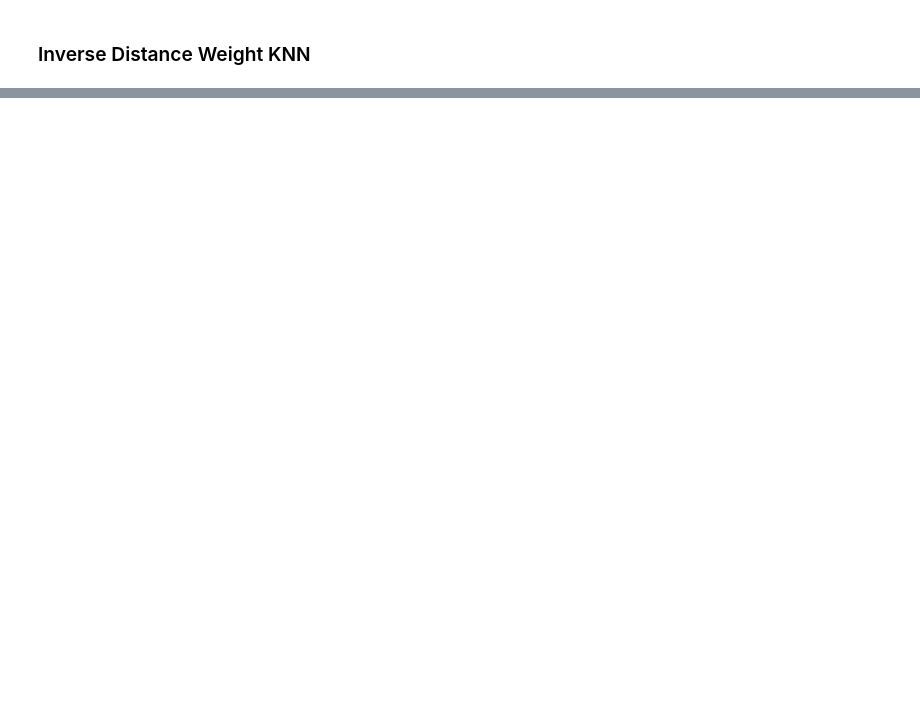
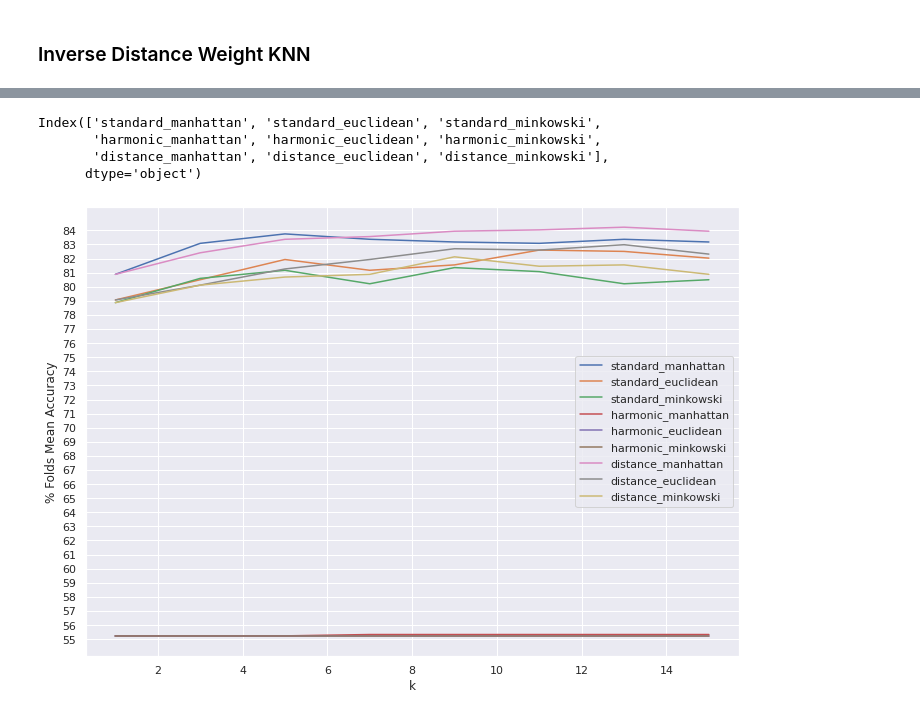
Before and after one commit to alanpbandeira/DAF-projects, a Jupyter notebook: protein_classification/notebooks/KNN-Experiments.ipynb, the cells around one changed output, grey strips where cells are left out. Cells and saved outputs as stored; diff of their text form; code cells hidden in the pictures; blank space fills up the shorter version.

```diff
--- a/protein_classification/notebooks/KNN-Experiments.ipynb
+++ b/protein_classification/notebooks/KNN-Experiments.ipynb
@@ -319,0 +387,4 @@ for model in model_list:
+# %%
+benchmarking = pd.read_csv('stats.csv')
+benchmarking.set_index('k', inplace=True)
+benchmarking
@@ -319,0 +402,35 @@ for model in model_list:
+# %%
+# benchmarking.T
+benchmarking.columns
+# %% [output]
+Index(['standard_manhattan', 'standard_euclidean', 'standard_minkowski',
+       'harmonic_manhattan', 'harmonic_euclidean', 'harmonic_minkowski',
+       'distance_manhattan', 'distance_euclidean', 'distance_minkowski'],
+      dtype='object')
+# %%
+from matplotlib import pyplot
+fig, ax = pyplot.subplots(figsize=(11.7, 8.27))
+
+for column in benchmarking.columns:
+
+    ax = sns.lineplot(
+        y=column,
+        x=benchmarking.index,
+        data=benchmarking,
+        label=column
+    )
+
+plt.yticks(
+    list(range(
+            int(benchmarking.describe().T['min'].min()),
+            int(benchmarking.describe().T['max'].max()) + 1,
+        )
+    )
+)
+
+ax.set(xlabel='k', ylabel='% Folds Mean Accuracy')
+plt.legend()
+plt.savefig('accuracy.png')
+plt.show()
+# %% [output]
+[figure, added]
```
Also changed, not shown: parts of 14 cells of this notebook, 6 other files.
